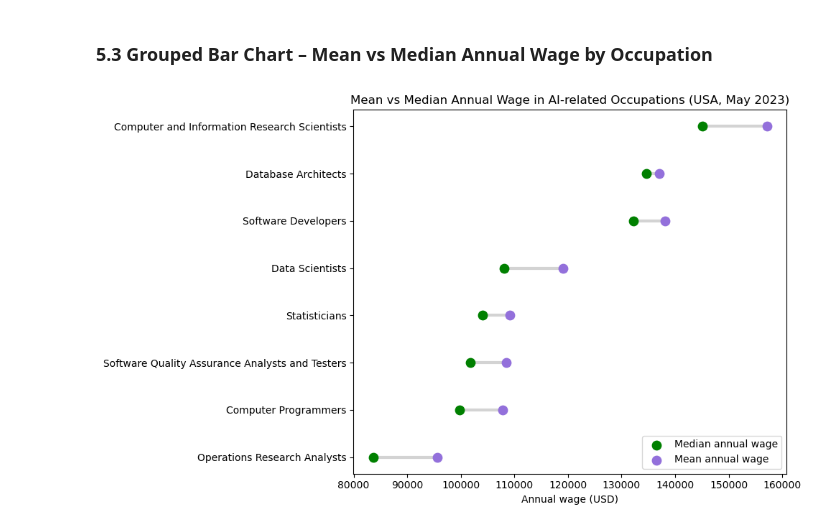
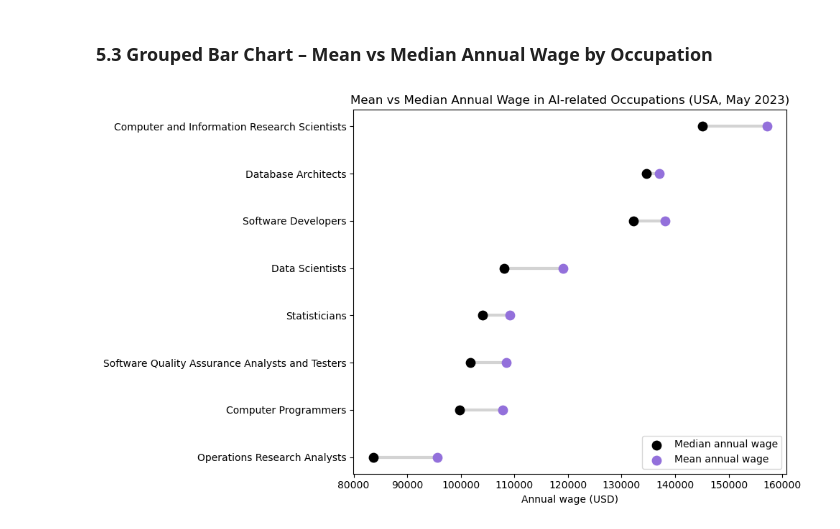
Before and after one commit to 2023357/data-vis-ca1, a Jupyter notebook: CA1_Data_Visualisation.ipynb, the cells around one changed output. Drawn from its saved outputs; the diff is of its cells as text; code cells hidden in the pictures.

```diff
--- a/CA1_Data_Visualisation.ipynb
+++ b/CA1_Data_Visualisation.ipynb
@@ -364,26 +365,26 @@ plt.show()
 # %%
 # Sort occupations by median wage so the highest-paid appears at the top
 wage_sorted = ai_national.sort_values('A_MEDIAN')
 
 plt.figure(figsize=(10, 6))
 
 # Line from the median to the mean wage of each occupation
 plt.hlines(y=wage_sorted['OCC_TITLE'], xmin=wage_sorted['A_MEDIAN'], xmax=wage_sorted['A_MEAN'],
            color='lightgray', linewidth=3)
 
 # Points marking the median and the mean wage
-plt.scatter(wage_sorted['A_MEDIAN'], wage_sorted['OCC_TITLE'], color='green',
+plt.scatter(wage_sorted['A_MEDIAN'], wage_sorted['OCC_TITLE'], color='black',
             s=80, label='Median annual wage', zorder=3)
 plt.scatter(wage_sorted['A_MEAN'], wage_sorted['OCC_TITLE'], color='mediumpurple',
             s=80, label='Mean annual wage', zorder=3)
 
 plt.title("Mean vs Median Annual Wage in AI-related Occupations (USA, May 2023)")
 plt.xlabel("Annual wage (USD)")
 plt.legend(loc='lower right')
 plt.tight_layout()
 plt.show()
 # %% [output]
-[figure, old version]
+[figure, new version]
 # %% [markdown]
 - **Objective:** To compare wages across AI-related occupations, using both the mean and the median annual wage to understand not only how much each occupation pays, but also how evenly wages are distributed within it.
 
```
Also changed, not shown: parts of 8 cells of this notebook.
